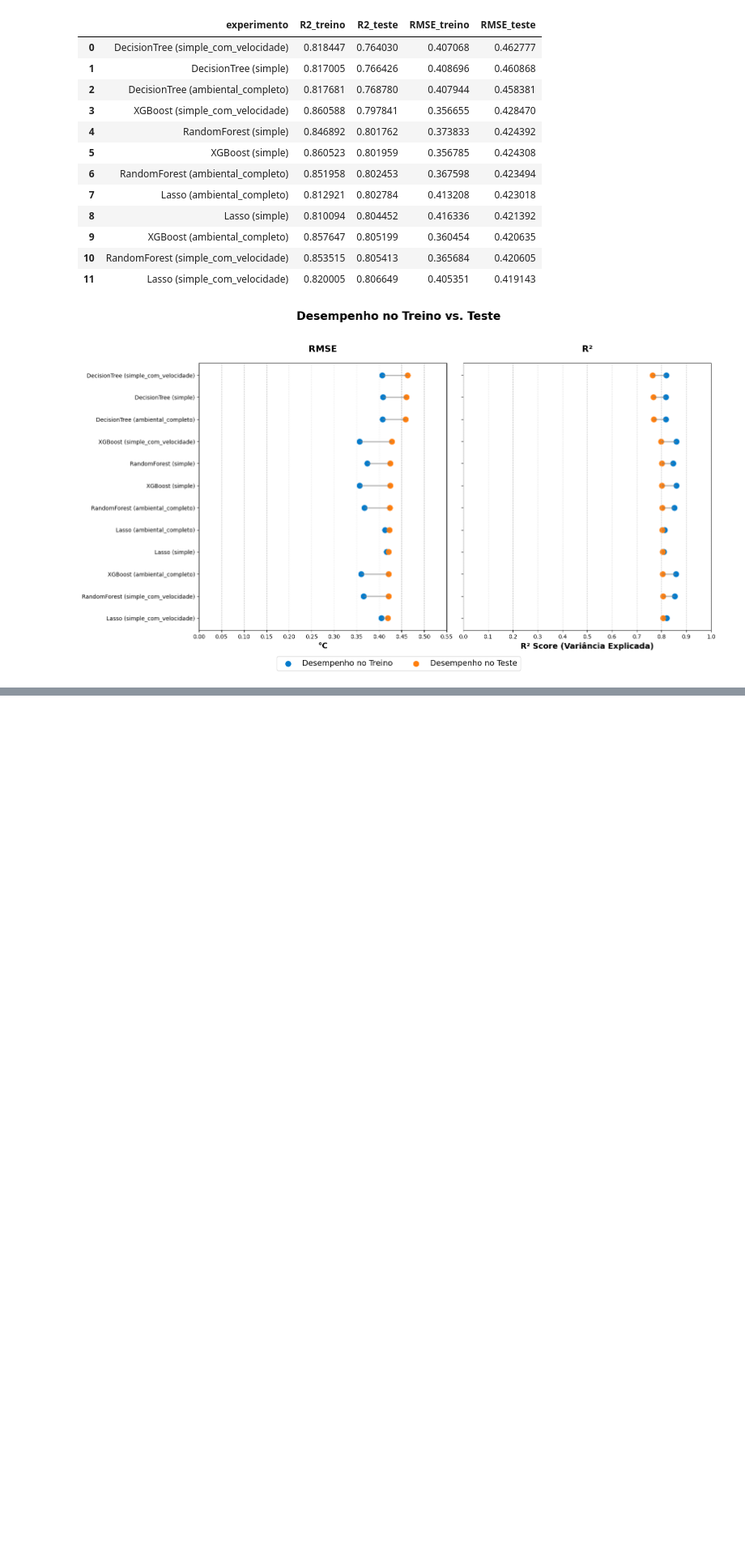
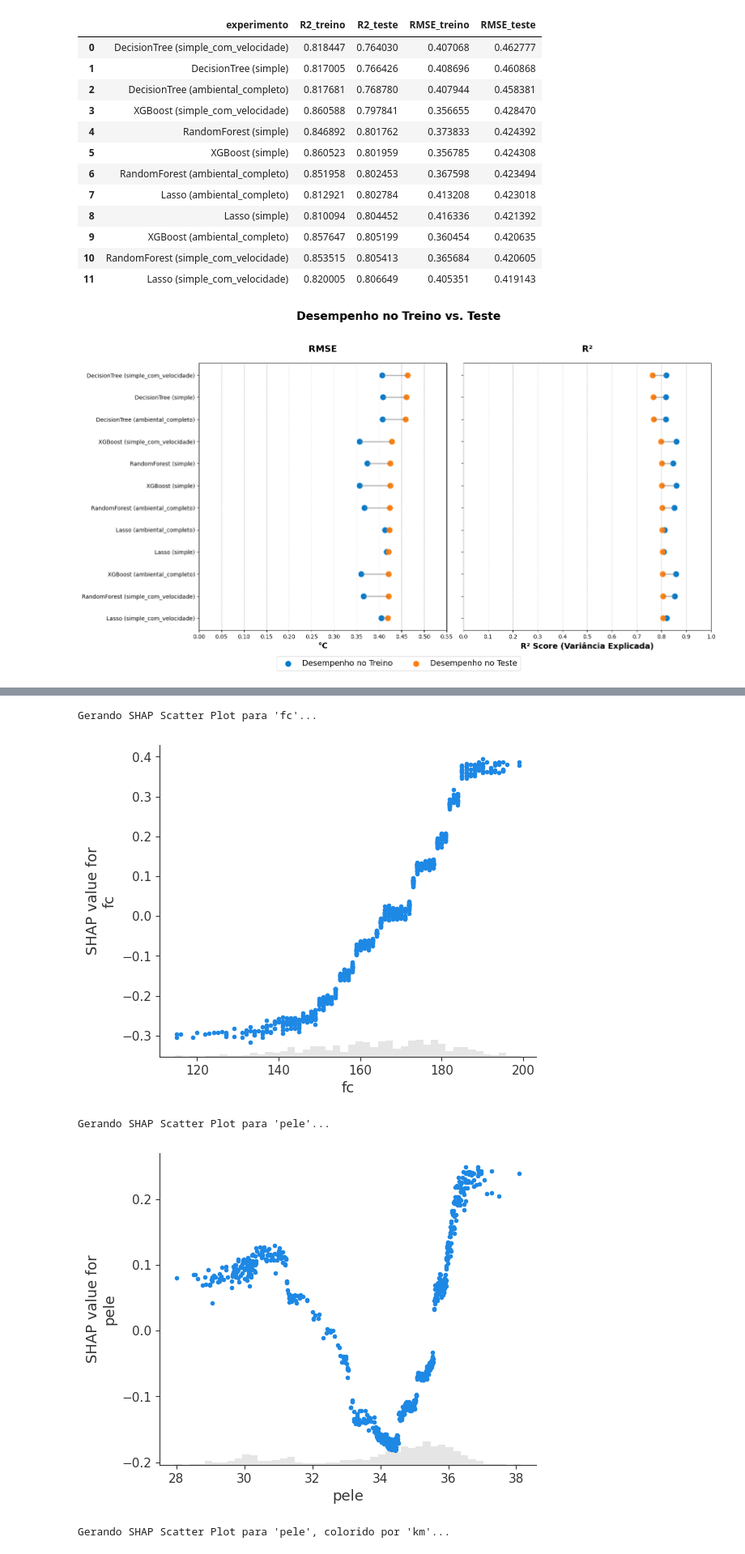
Before and after one commit to LBS-UFMG/tcore, a Jupyter notebook: models/dataset1-1km.ipynb, the cells around one changed output, grey strips where cells are left out. Shown at 81% size. Cells and saved outputs as stored; diff of their text form; code cells hidden in the pictures; blank space fills up the shorter version.

Commit message:
add nova analise de SHAP

```diff
--- a/models/dataset1-1km.ipynb
+++ b/models/dataset1-1km.ipynb
@@ -329,0 +330,38 @@ Gerando gráficos SHAP...
+# %%
+# =============================================================================
+# 7. ANÁLISE DE INTERPRETABILIDADE (SHAP) COM O MELHOR MODELO
+# =============================================================================
+# --- Análise de Interação com SHAP Scatter Plot ---
+print("\nGerando SHAP Scatter Plot para 'fc'...")
+
+# Gera o SHAP scatter plot para a variável 'fc'
+# A cor dos pontos representa o valor da variável que mais interage com 'fc'
+shap.plots.scatter(explainer(X_shap)[:, "fc"])
+
+# Personaliza o título do gráfico
+#plt.title(f'Impacto da Frequência Cardíaca (fc) nas Predições - {best_experiment["experimento"]}', pad=20)
+#plt.show()
+
+# Exemplo de como gerar para a variável 'pele'
+print("\nGerando SHAP Scatter Plot para 'pele'...")
+shap.plots.scatter(explainer(X_shap)[:, "pele"])
+#plt.title(f'Impacto da Temperatura de Pele (pele) nas Predições - {best_experiment["experimento"]}', pad=20)
+#plt.show()
+
+# --- Análise de Interação entre 'pele' e 'km' ---
+print("\nGerando SHAP Scatter Plot para 'pele', colorido por 'km'...")
+
+# Gera o SHAP scatter plot para a variável 'pele', usando 'km' como feature de cor
+shap.plots.scatter(explainer(X_shap)[:, "pele"], color=explainer(X_shap)[:, "umidade_absoluta"])
+
+# Personaliza o título e as legendas
+#plt.title(f'Impacto da Temperatura de Pele (pele) nas Predições - Interação com km', pad=20)
+#plt.ylabel('SHAP value para pele')
+#plt.xlabel('pele')
+#plt.show()
+# %% [output]
+Gerando SHAP Scatter Plot para 'fc'...
+[figure, added]
+Gerando SHAP Scatter Plot para 'pele'...
+[figure, added]
+Gerando SHAP Scatter Plot para 'pele', colorido por 'km'...
```
Also changed, not shown: parts of 2 cells of this notebook.
